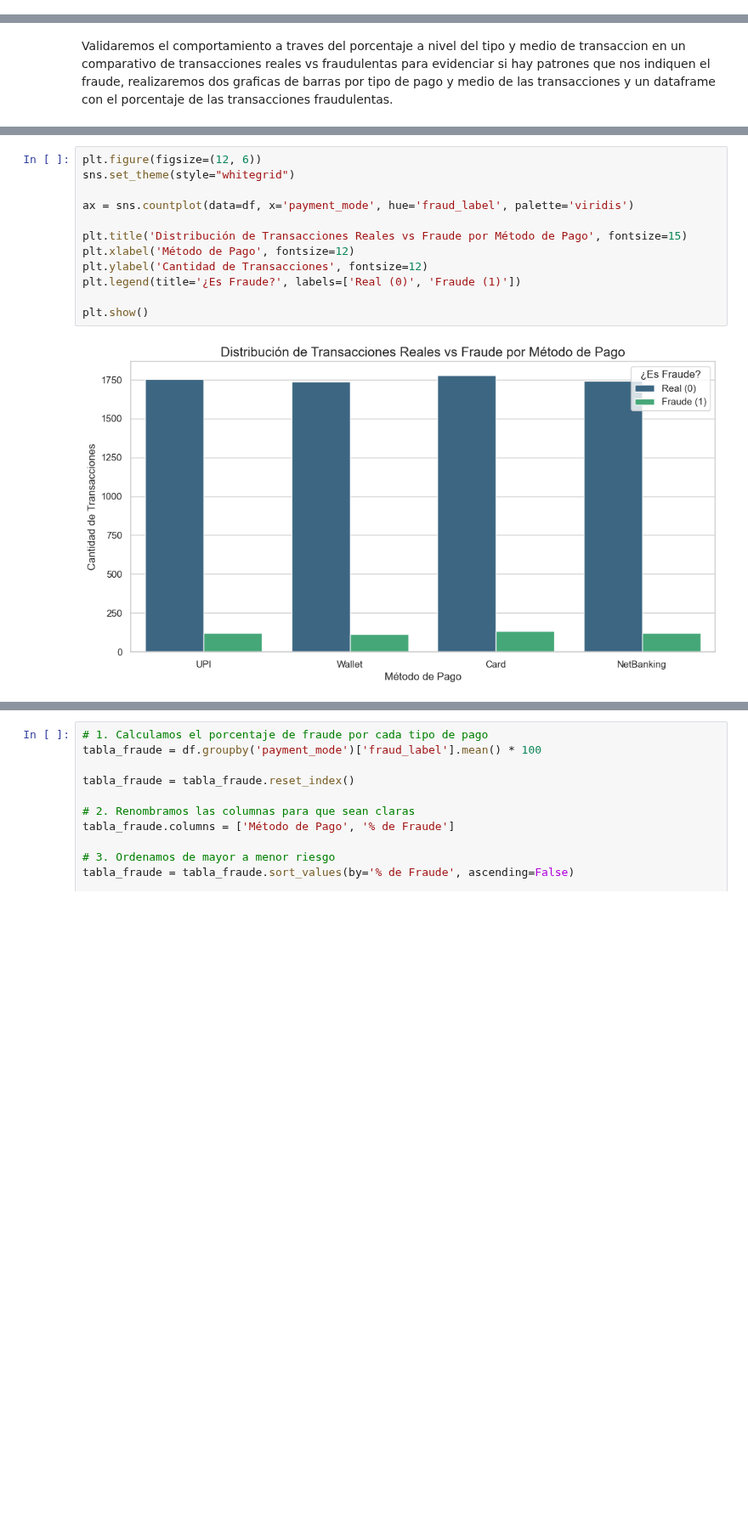
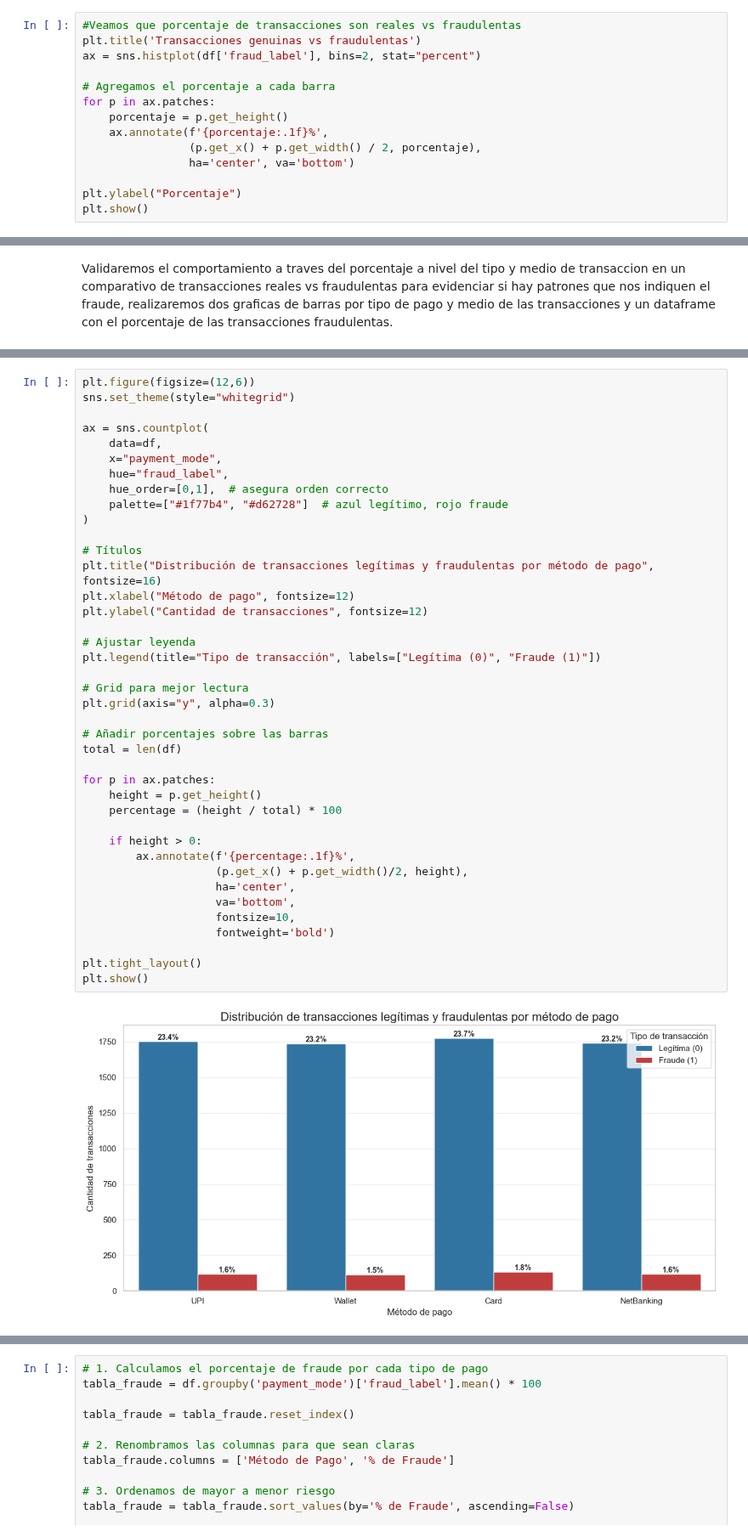
Before and after one commit to Estefacervera/Especializacion_Analitica_Fundamentos_EDA_Fraude, a Jupyter notebook: analisis_EDA2.ipynb, the cells around one changed output, grey strips where cells are left out. Shown at 85% size. Drawn from its saved outputs; the diff is of its cells as text; blank space fills up the shorter version.

Commit message:
Finalización de conclusiones y limpieza visual del EDA

```diff
--- a/analisis_EDA2.ipynb
+++ b/analisis_EDA2.ipynb
@@ -237,0 +295,14 @@ Concluido el analisis vemos que las transaciones fraudulentas en correlacion a t
+# %%
+#Veamos que porcentaje de transacciones son reales vs fraudulentas
+plt.title('Transacciones genuinas vs fraudulentas')
+ax = sns.histplot(df['fraud_label'], bins=2, stat="percent")
+
+# Agregamos el porcentaje a cada barra
+for p in ax.patches:
+    porcentaje = p.get_height()
+    ax.annotate(f'{porcentaje:.1f}%',
+                (p.get_x() + p.get_width() / 2, porcentaje),
+                ha='center', va='bottom')
+
+plt.ylabel("Porcentaje")
+plt.show()
@@ -419,14 +548,42 @@ plt.show()
 # %%
-plt.figure(figsize=(12, 6))
+plt.figure(figsize=(12,6))
 sns.set_theme(style="whitegrid")
 
-ax = sns.countplot(data=df, x='payment_mode', hue='fraud_label', palette='viridis')
+ax = sns.countplot(
+    data=df,
+    x="payment_mode",
+    hue="fraud_label",
+    hue_order=[0,1],  # asegura orden correcto
+    palette=["#1f77b4", "#d62728"]  # azul legítimo, rojo fraude
+)
 
-plt.title('Distribución de Transacciones Reales vs Fraude por Método de Pago', fontsize=15)
-plt.xlabel('Método de Pago', fontsize=12)
-plt.ylabel('Cantidad de Transacciones', fontsize=12)
-plt.legend(title='¿Es Fraude?', labels=['Real (0)', 'Fraude (1)'])
+# Títulos
+plt.title("Distribución de transacciones legítimas y fraudulentas por método de pago", fontsize=16)
+plt.xlabel("Método de pago", fontsize=12)
+plt.ylabel("Cantidad de transacciones", fontsize=12)
 
+# Ajustar leyenda
+plt.legend(title="Tipo de transacción", labels=["Legítima (0)", "Fraude (1)"])
+
+# Grid para mejor lectura
+plt.grid(axis="y", alpha=0.3)
+
+# Añadir porcentajes sobre las barras
+total = len(df)
+
+for p in ax.patches:
+    height = p.get_height()
+    percentage = (height / total) * 100
+
+    if height > 0:
+        ax.annotate(f'{percentage:.1f}%',
+                    (p.get_x() + p.get_width()/2, height),
+                    ha='center',
+                    va='bottom',
+                    fontsize=10,
+                    fontweight='bold')
+
+plt.tight_layout()
 plt.show()
 # %% [output]
-[figure, old version]
+[figure, new version]
```
Also changed, not shown: parts of 53 cells of this notebook.
